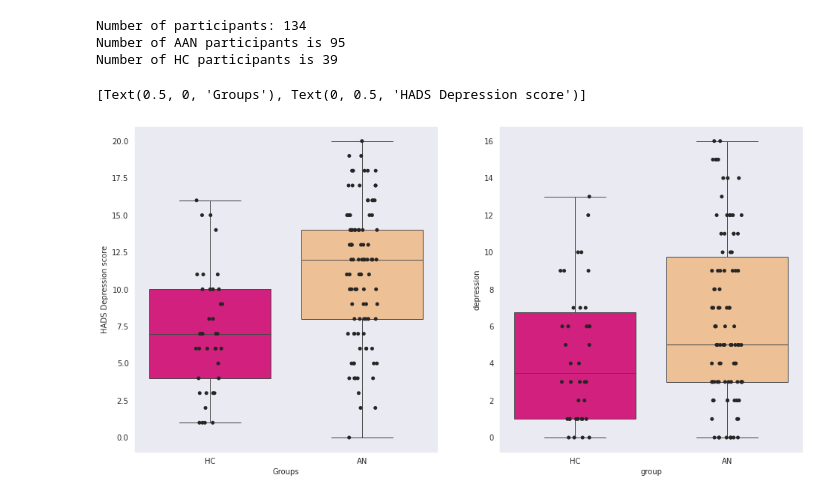
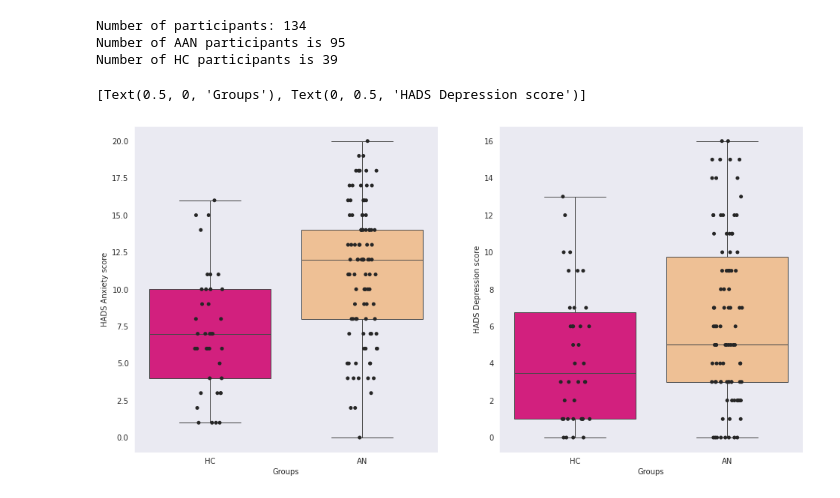
Before and after one commit to WMDA/BB_data, a Jupyter notebook: presentations/meeting.ipynb, the cells around one changed output. Cells and saved outputs as stored; diff of their text form; code cells hidden in the pictures.

```diff
--- a/presentations/meeting.ipynb
+++ b/presentations/meeting.ipynb
@@ -22,23 +23,24 @@ Number of participants: 134
 Number of AAN participants is 95
 Number of HC participants is 39
 # %%
-hads_df = hads(verbose=False)
-oci_df = oci_wsas('oci', verbose=False)
-wsas_df = oci_wsas('wsas', verbose=False)
+hads_df = hads()
+oci_df = oci_wsas('oci')
+wsas_df = oci_wsas('wsas')
 bmi_df = bmi()
 edeq_df = edeq()
+aq_df = aq10()
 # %%
 fig,ax = plt.subplots(1,2, figsize=(16,8))
 sns.boxplot(x='group', y='anxiety', data=hads_df, ax=ax[0], linewidth=1, palette='Accent_r')
 sns.stripplot(ax=ax[0], x="group", y="anxiety", data=hads_df, color=".15")
 ax[0].set(xlabel='Groups', ylabel='HADS Anxiety score')
 
 sns.boxplot(x='group', y='depression', data=hads_df, ax=ax[1], linewidth=1, palette='Accent_r')
 sns.stripplot(ax=ax[1], x="group", y="depression", data=hads_df, color=".15")
-ax[0].set(xlabel='Groups', ylabel='HADS Depression score')
+ax[1].set(xlabel='Groups', ylabel='HADS Depression score')
 # %% [output]
 [Text(0.5, 0, 'Groups'), Text(0, 0.5, 'HADS Depression score')]
-[figure, old version]
+[figure, new version]
 # %%
 fig,ax = plt.subplots(1,1, figsize=(8,8))
 sns.boxplot(x='group', y='bmi', data=bmi_df, linewidth=1, palette='Accent_r')
```
Also changed, not shown: parts of 6 cells of this notebook, 4 other files.
